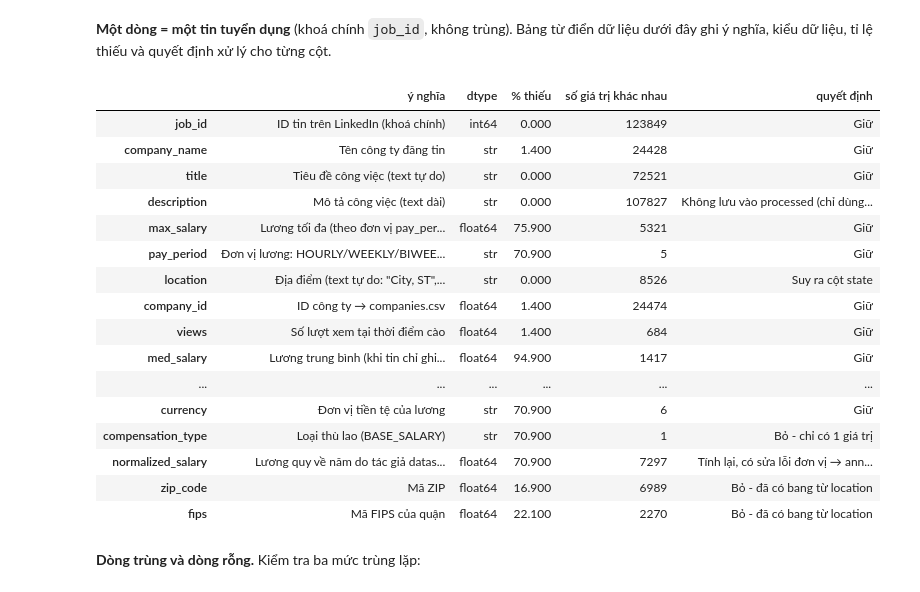
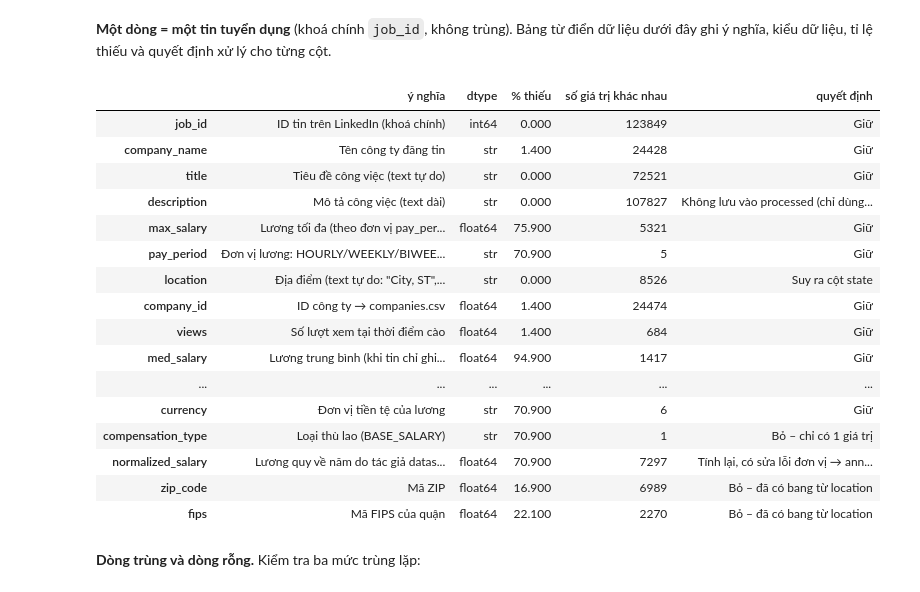
Before and after one commit to hihon0-0/PFDS-Final-Project, a Jupyter notebook: notebooks/01_collection_exploration.ipynb, the cells around one changed output. Cells and saved outputs as stored; diff of their text form; code cells hidden in the pictures.

```diff
--- a/notebooks/01_collection_exploration.ipynb
+++ b/notebooks/01_collection_exploration.ipynb
@@ -87,7 +86,7 @@ files
 ## 2. Khám phá dữ liệu (mục 3.2)
 ### 2.1 Tổng quan bảng `postings`
 # %%
-raw = load_postings_raw(with_text=True)
+raw = pd.read_csv(RAW_DIR / 'postings.csv')
 print('Kích thước:', raw.shape)
 print('job_id duy nhất:', raw['job_id'].is_unique)
 raw.head(3).T
@@ -129,7 +128,7 @@ meaning = {
     'formatted_work_type': 'Loại hợp đồng: Full-time, Contract, ...',
     'applies': 'Số lượt ứng tuyển tại thời điểm cào',
     'original_listed_time': 'Thời điểm đăng gốc (epoch ms)',
-    'remote_allowed': 'Cho phép remote (1) - còn lại để trống',
+    'remote_allowed': 'Cho phép remote (1) – còn lại để trống',
     'job_posting_url': 'URL tin trên LinkedIn',
     'application_url': 'URL nộp đơn (nếu nộp ngoài LinkedIn)',
     'application_type': 'Hình thức nộp: OffsiteApply / ComplexOnsiteApply / SimpleOnsiteApply',
@@ -147,41 +146,41 @@ meaning = {
     'zip_code': 'Mã ZIP', 'fips': 'Mã FIPS của quận',
 }
 decision = {
-    'sponsored': 'Bỏ - hằng số 0', 'compensation_type': 'Bỏ - chỉ có 1 giá trị',
-    'work_type': 'Bỏ - trùng formatted_work_type', 'job_posting_url': 'Bỏ - định danh',
-    'application_url': 'Bỏ - URL', 'skills_desc': 'Bỏ - thiếu 98%', 'closed_time': 'Bỏ - thiếu 99%',
-    'zip_code': 'Bỏ - đã có bang từ location', 'fips': 'Bỏ - đã có bang từ location',
+    'sponsored': 'Bỏ – hằng số 0', 'compensation_type': 'Bỏ – chỉ có 1 giá trị',
+    'work_type': 'Bỏ – trùng formatted_work_type', 'job_posting_url': 'Bỏ – định danh',
+    'application_url': 'Bỏ – URL', 'skills_desc': 'Bỏ – thiếu 98%', 'closed_time': 'Bỏ – thiếu 99%',
+    'zip_code': 'Bỏ – đã có bang từ location', 'fips': 'Bỏ – đã có bang từ location',
     'original_listed_time': 'Đổi sang datetime', 'listed_time': 'Đổi sang datetime', 'expiry': 'Đổi sang datetime',
     'remote_allowed': 'NaN → 0', 'formatted_experience_level': 'NaN → "Unknown"',
     'location': 'Suy ra cột state', 'normalized_salary': 'Tính lại, có sửa lỗi đơn vị → annual_salary',
     'applies': 'NaN → 0 (xem 2.4)', 'description': 'Không lưu vào processed (chỉ dùng để kiểm tra leakage)',
 }
 dictionary = pd.DataFrame({
     'ý nghĩa': pd.Series(meaning),
     'dtype': raw.dtypes.astype(str),
     '% thiếu': (raw.isna().mean() * 100).round(1),
     'số giá trị khác nhau': raw.nunique(),
     'quyết định': pd.Series(decision),
 }).loc[raw.columns].fillna({'quyết định': 'Giữ'})
 dictionary
 # %% [output]
 |  | ý nghĩa | dtype | % thiếu | số giá trị khác nhau | quyết định |
 | job_id | ID tin trên LinkedIn (khoá chính) | int64 | 0.000 | 123849 | Giữ |
 | company_name | Tên công ty đăng tin | str | 1.400 | 24428 | Giữ |
 | title | Tiêu đề công việc (text tự do) | str | 0.000 | 72521 | Giữ |
 | description | Mô tả công việc (text dài) | str | 0.000 | 107827 | Không lưu vào processed (chỉ dùng... |
 | max_salary | Lương tối đa (theo đơn vị pay_per... | float64 | 75.900 | 5321 | Giữ |
 | pay_period | Đơn vị lương: HOURLY/WEEKLY/BIWEE... | str | 70.900 | 5 | Giữ |
 | location | Địa điểm (text tự do: "City, ST",... | str | 0.000 | 8526 | Suy ra cột state |
 | company_id | ID công ty → companies.csv | float64 | 1.400 | 24474 | Giữ |
 | views | Số lượt xem tại thời điểm cào | float64 | 1.400 | 684 | Giữ |
 | med_salary | Lương trung bình (khi tin chỉ ghi... | float64 | 94.900 | 1417 | Giữ |
 | ... | ... | ... | ... | ... | ... |
 | currency | Đơn vị tiền tệ của lương | str | 70.900 | 6 | Giữ |
-| compensation_type | Loại thù lao (BASE_SALARY) | str | 70.900 | 1 | Bỏ - chỉ có 1 giá trị |
+| compensation_type | Loại thù lao (BASE_SALARY) | str | 70.900 | 1 | Bỏ – chỉ có 1 giá trị |
 | normalized_salary | Lương quy về năm do tác giả datas... | float64 | 70.900 | 7297 | Tính lại, có sửa lỗi đơn vị → ann... |
-| zip_code | Mã ZIP | float64 | 16.900 | 6989 | Bỏ - đã có bang từ location |
-| fips | Mã FIPS của quận | float64 | 22.100 | 2270 | Bỏ - đã có bang từ location |
+| zip_code | Mã ZIP | float64 | 16.900 | 6989 | Bỏ – đã có bang từ location |
+| fips | Mã FIPS của quận | float64 | 22.100 | 2270 | Bỏ – đã có bang từ location |
 # %% [markdown]
 **Dòng trùng và dòng rỗng.** Kiểm tra ba mức trùng lặp:
 # %%
```
Also changed, not shown: parts of 35 cells of this notebook.
